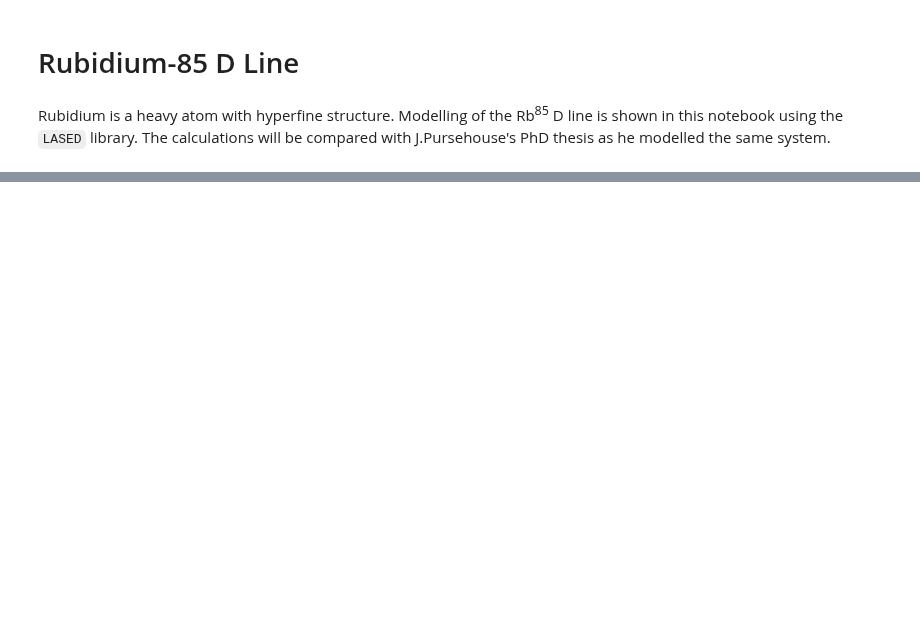
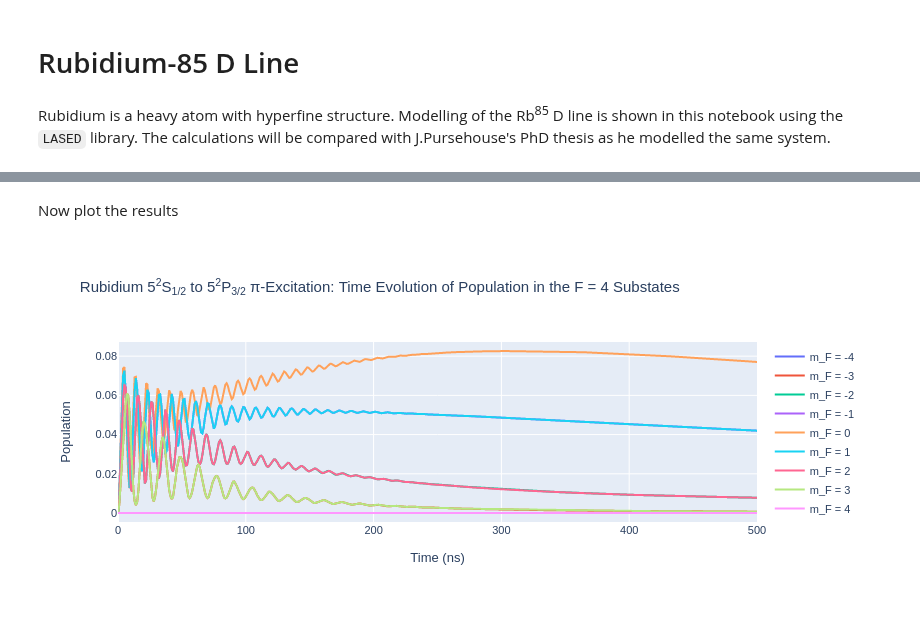
Before and after one commit to mvpmanish/LASED, a Jupyter notebook: Rubidium85DLine.ipynb, the cells around one changed output, grey strips where cells are left out. Saved outputs shown, nothing was run; the diff lists cells and outputs as text; code cells hidden in the pictures; blank space fills up the shorter version.

```diff
--- a/Rubidium85DLine.ipynb
+++ b/Rubidium85DLine.ipynb
@@ -73,0 +67,6 @@ time_na = np.linspace(start_time, stop_time, time_steps)
+# %%
+rb_system = LaserAtomSystem(E_rb, G_rb, tau_rb, Q_rb, wavelength_rb, laser_intensity = intensity_rb)
+tic = time.perf_counter()
+rb_system.timeEvolution(time_rb)
+toc = time.perf_counter()
+print(f"The code finished in {toc-tic:0.4f} seconds")
@@ -73,0 +76,22 @@ time_na = np.linspace(start_time, stop_time, time_steps)
+# %% [markdown]
+Now plot the results
+# %%
+rho_to_plot = [ [abs(rho) for rho in rb_system.Rho_t(s, s)] for s in F4]
+
+fig_rbF4 = go.Figure()
+
+for i, rho in enumerate(rho_to_plot):
+    fig_rbF4.add_trace(go.Scatter(x = time_rb,
+                                y = rho,
+                                name = f"m_F = {F4[i].m}",
+                               mode = 'lines'))
+
+fig_rbF4.update_layout(title = "Rubidium 5<sup>2</sup>S<sub>1/2</sub> to 5<sup>2</sup>P<sub>3/2</sub> π-Excitation: Time Evolution of Population in the F = 4 Substates",
+                 xaxis_title = "Time (ns)",
+                 yaxis_title = "Population",
+                font = dict(
+                    size = 11))
+fig_rbF4.write_image("RbF=4I=20.pdf")
+fig_rbF4.show()
+# %% [output]
+[figure, added]
```
Also changed, not shown: parts of 5 cells of this notebook, 4 other files.
